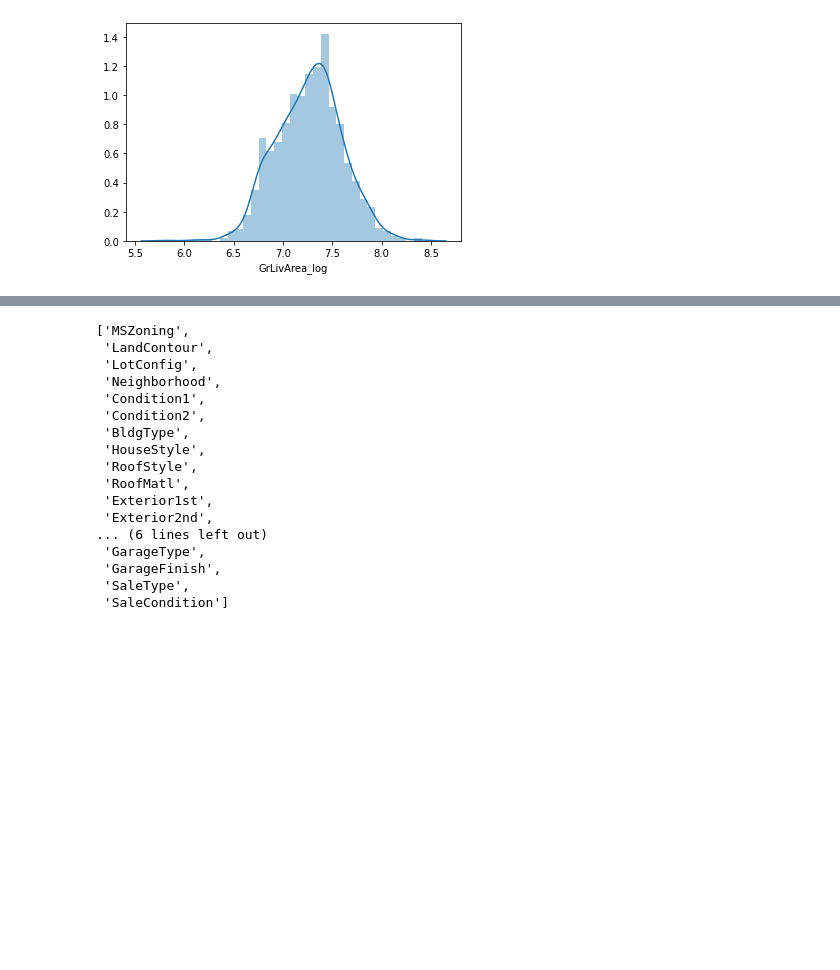
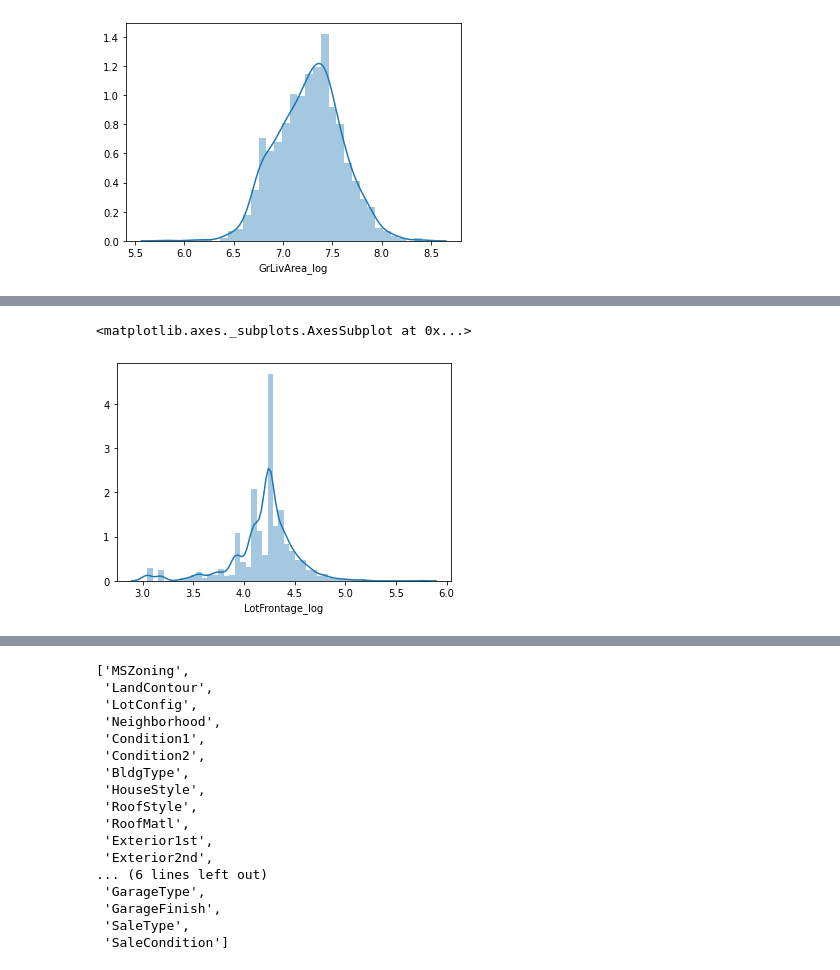
Before and after one commit to ryan-ferns/DS_auticon_week_3, a Jupyter notebook: data_exploration_tutorial.ipynb, the cells around one changed output, grey strips where cells are left out. Cells and saved outputs as stored; diff of their text form; code cells hidden in the pictures; blank space fills up the shorter version.

```diff
--- a/data_exploration_tutorial.ipynb
+++ b/data_exploration_tutorial.ipynb
@@ -447,0 +497,6 @@ sns.distplot(df_train["GrLivArea_log"])
+# %%
+df_train["LotFrontage_log"] = df_train["LotFrontage"].apply(np.log)
+sns.distplot(df_train["LotFrontage_log"])
+# %% [output]
+<matplotlib.axes._subplots.AxesSubplot at 0x...>
+[figure, added]
```
Also changed, not shown: parts of 14 cells of this notebook.
